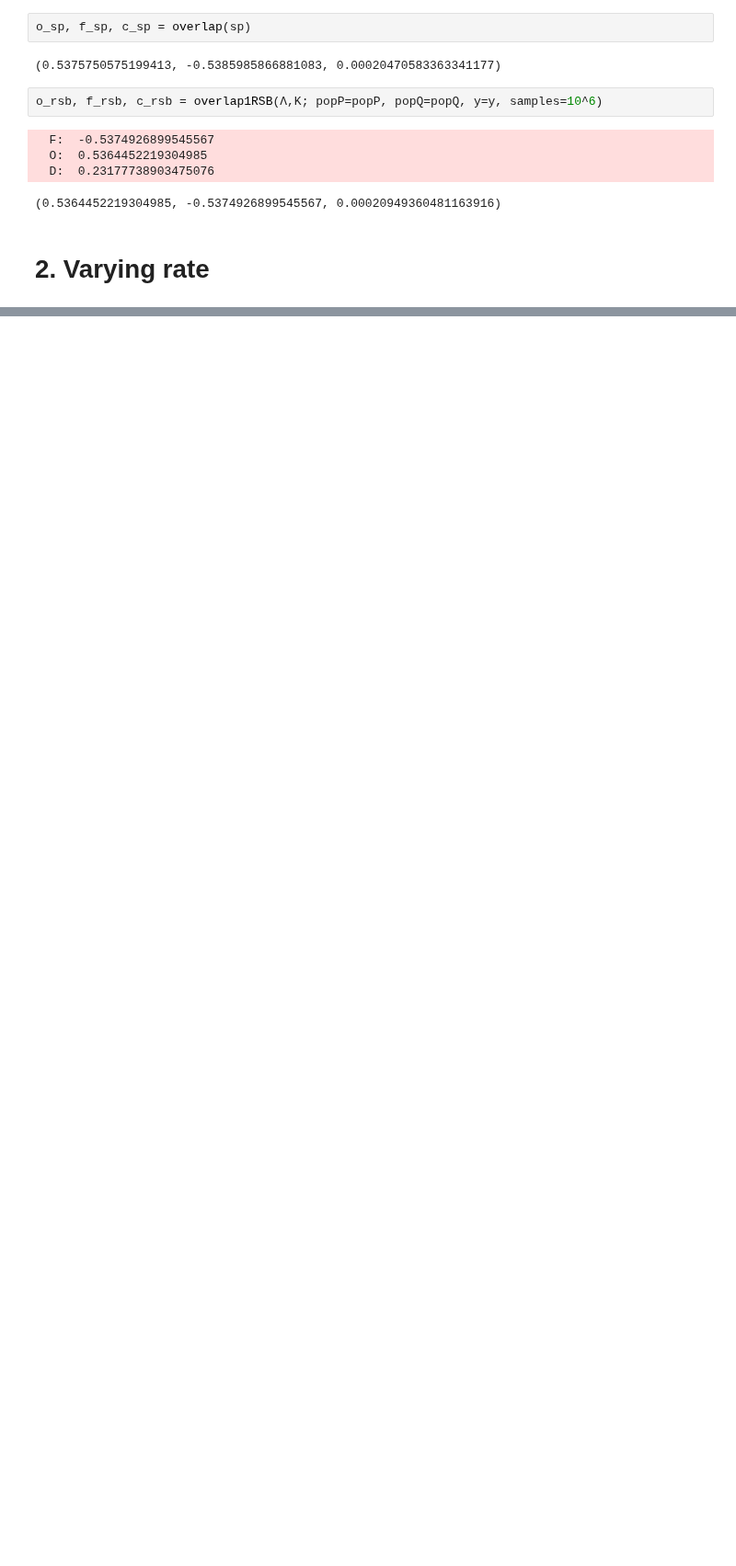
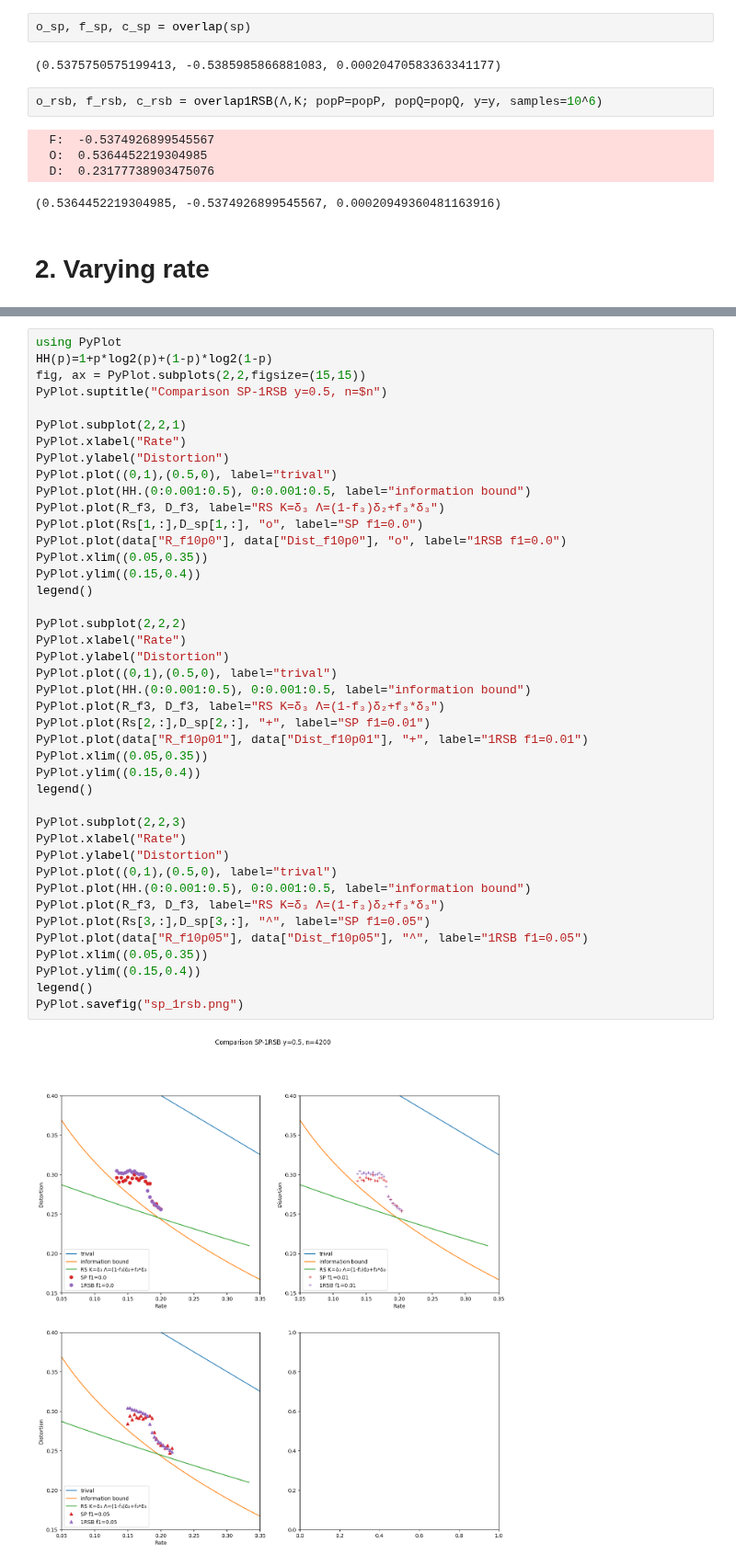
Before and after one commit to stecrotti/sourcecoding, a Jupyter notebook: notebooks/SP vs 1RSB.ipynb, the cells around one changed output, grey strips where cells are left out. Shown at 92% size. Saved outputs shown, nothing was run; the diff lists cells and outputs as text; blank space fills up the shorter version.

```diff
--- a/notebooks/SP vs 1RSB.ipynb
+++ b/notebooks/SP vs 1RSB.ipynb
@@ -176,0 +262,44 @@ PyObject <matplotlib.legend.Legend object at 0x...>
+# %%
+using PyPlot
+HH(p)=1+p*log2(p)+(1-p)*log2(1-p)
+fig, ax = PyPlot.subplots(2,2,figsize=(15,15))
+PyPlot.suptitle("Comparison SP-1RSB y=0.5, n=$n")
+
+PyPlot.subplot(2,2,1)
+PyPlot.xlabel("Rate")
+PyPlot.ylabel("Distortion")
+PyPlot.plot((0,1),(0.5,0), label="trival")
+PyPlot.plot(HH.(0:0.001:0.5), 0:0.001:0.5, label="information bound")
+PyPlot.plot(R_f3, D_f3, label="RS K=δ₃ Λ=(1-f₃)δ₂+f₃*δ₃")
+PyPlot.plot(Rs[1,:],D_sp[1,:], "o", label="SP f1=0.0")
+PyPlot.plot(data["R_f10p0"], data["Dist_f10p0"], "o", label="1RSB f1=0.0")
+PyPlot.xlim((0.05,0.35))
+PyPlot.ylim((0.15,0.4))
+legend()
+
+PyPlot.subplot(2,2,2)
+PyPlot.xlabel("Rate")
+PyPlot.ylabel("Distortion")
+PyPlot.plot((0,1),(0.5,0), label="trival")
+PyPlot.plot(HH.(0:0.001:0.5), 0:0.001:0.5, label="information bound")
+PyPlot.plot(R_f3, D_f3, label="RS K=δ₃ Λ=(1-f₃)δ₂+f₃*δ₃")
+PyPlot.plot(Rs[2,:],D_sp[2,:], "+", label="SP f1=0.01")
+PyPlot.plot(data["R_f10p01"], data["Dist_f10p01"], "+", label="1RSB f1=0.01")
+PyPlot.xlim((0.05,0.35))
+PyPlot.ylim((0.15,0.4))
+legend()
+
+PyPlot.subplot(2,2,3)
+PyPlot.xlabel("Rate")
+PyPlot.ylabel("Distortion")
+PyPlot.plot((0,1),(0.5,0), label="trival")
+PyPlot.plot(HH.(0:0.001:0.5), 0:0.001:0.5, label="information bound")
+PyPlot.plot(R_f3, D_f3, label="RS K=δ₃ Λ=(1-f₃)δ₂+f₃*δ₃")
+PyPlot.plot(Rs[3,:],D_sp[3,:], "^", label="SP f1=0.05")
+PyPlot.plot(data["R_f10p05"], data["Dist_f10p05"], "^", label="1RSB f1=0.05")
+PyPlot.xlim((0.05,0.35))
+PyPlot.ylim((0.15,0.4))
+legend()
+PyPlot.savefig("sp_1rsb.png")
+# %% [output]
+[figure, added]
```
Also changed, not shown: parts of 7 cells of this notebook, 14 other files.
